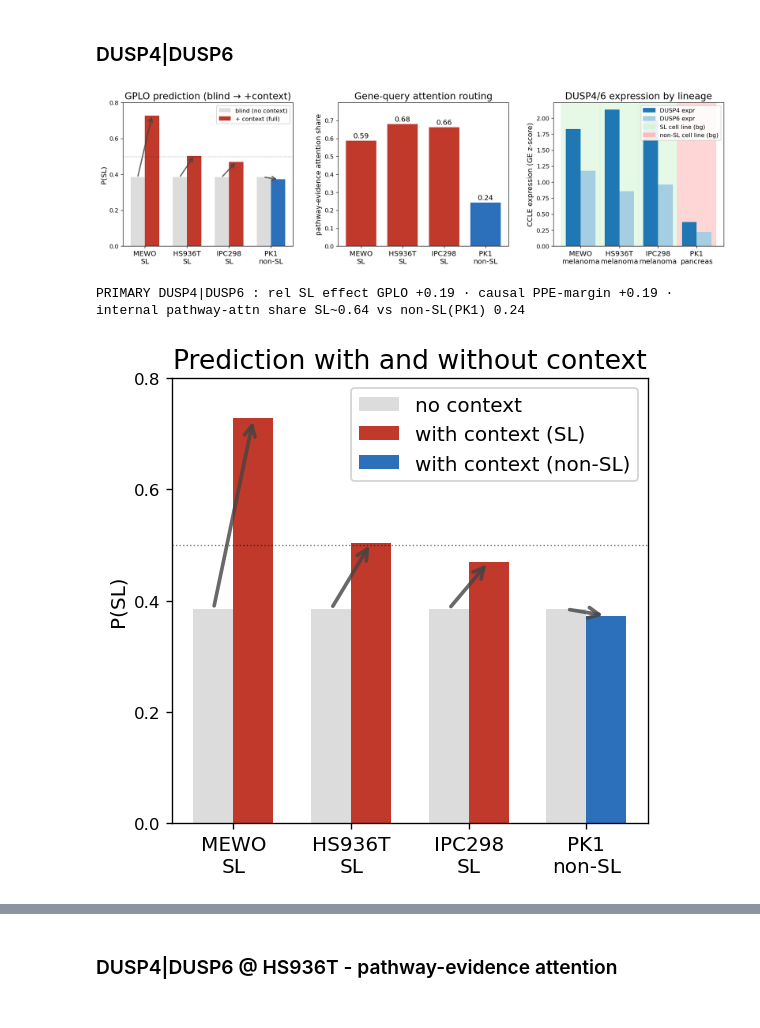
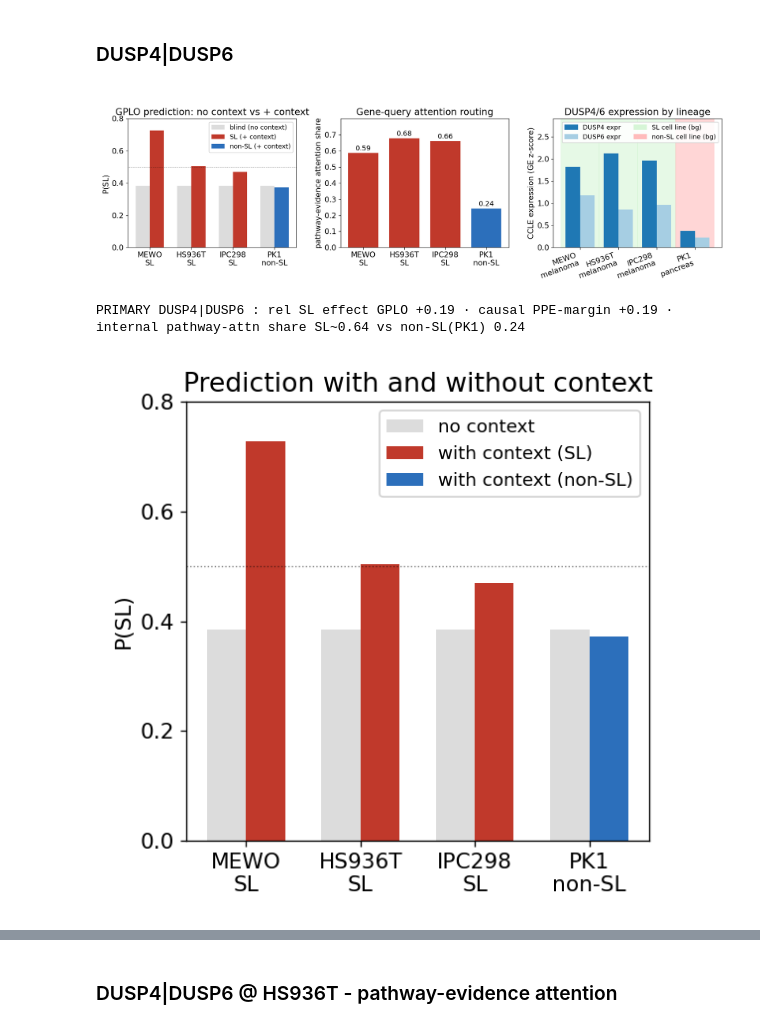
Before and after one commit to JieZheng-ShanghaiTech/PromptCASL, a Jupyter notebook: ana/6cl-mechanism_figs.ipynb, the cells around one changed output, grey strips where cells are left out. Cells and saved outputs as stored; diff of their text form; code cells hidden in the pictures.

```diff
--- a/ana/6cl-mechanism_figs.ipynb
+++ b/ana/6cl-mechanism_figs.ipynb
@@ -318,10 +318,15 @@ SLc, NSc = '#c0392b', '#2c6fbb'     # SL = red (uniform), non-SL = blue
 GREY = '#dcdcdc'                    # no-context blind bars
 
 # ============================ tunable knobs ============================
-# A - blind->context paired bars (grey blind, coloured full, diagonal shift arrow)
+# text sizes (pt) — the ONLY place fonts are set; all panels read from FS below
+FS = dict(title=16,        # subplot titles
+          label=13,        # axis labels (P(SL), attention share, expression)
+          tick=13,         # x tick labels (cell line + SL / non-SL)
+          ytick=13,        # y tick numbers (P(SL) / share / expression axes)
+          value=12,        # numbers on top of the bars
+          legend=11)       # legend text
+# A - no-context vs +context paired bars (grey = no context, coloured = +context, one pair per cell line)
 BAR_W_A      = 0.34                               # bar width within a cell-line group
-ARROW_LW_A   = 2.2                                # blind->context shift arrow line width
-ARROW_HEAD_A = 16                                 # arrow-head size (scales with the thicker line)
 # B — attention-routing bars: thinner bars, but the GAP between bars stays FIXED (x-step = width + gap)
 BAR_W_B = 0.55                                    # attention-routing bar width
 GAP_B   = 0.20                                    # gap between adjacent bars — held CONSTANT when BAR_W_B changes
@@ -348,53 +353,54 @@ def relgap(full): return np.mean([full.loc[c, 'prob'] for c in CELLS if LABEL[c]
 
 fig, (axA, axB, axD) = plt.subplots(1, 3, figsize=(15, 4.7)); x = np.arange(len(CELLS))
 
-# A. GPLO prediction: no-context blind -> +context (diagonal shift arrow blind bar -> full bar)
+# A. GPLO prediction: no-context blind vs +context
 axA.bar(x - BAR_W_A/2, [gb[c] for c in CELLS], BAR_W_A, color=GREY, label='blind (no context)')
 axA.bar(x + BAR_W_A/2, [gf.loc[c, 'prob'] for c in CELLS], BAR_W_A, color=[cbar(c) for c in CELLS], label='+ context (full)')
-for i, c in enumerate(CELLS):
-    axA.annotate('', xy=(i + BAR_W_A/2, gf.loc[c, 'prob']), xytext=(i - BAR_W_A/2, gb[c]),
-                 arrowprops=dict(arrowstyle='->', color='#444', lw=ARROW_LW_A, alpha=.8, mutation_scale=ARROW_HEAD_A))
 axA.axhline(.5, ls=':', c='k', lw=.8, alpha=.5)
-axA.set_xticks(x); axA.set_xticklabels([f"{c}\n{'SL' if LABEL[c] == 1 else 'non-SL'}" for c in CELLS], fontsize=12)
-axA.set_ylim(0, 0.8); axA.set_yticks(np.arange(0, 0.81, 0.2)); axA.set_ylabel('P(SL)', fontsize=12)
-bgap = np.mean([gb[c] for c in CELLS if LABEL[c] == 1]) - np.mean([gb[c] for c in CELLS if LABEL[c] == 0])
-axA.set_title(f"GPLO prediction (blind → +context)", fontsize=16)
+axA.set_xticks(x); axA.set_xticklabels([f"{c}\n{'SL' if LABEL[c] == 1 else 'non-SL'}" for c in CELLS], fontsize=FS['tick'])
+axA.set_ylim(0, 0.8); axA.set_yticks(np.arange(0, 0.81, 0.2)); axA.set_ylabel('P(SL)', fontsize=FS['label'])
+axA.set_title("GPLO prediction: no context vs + context", fontsize=FS['title'])
 _handles_A = [
     mpatches.Patch(facecolor=GREY, label='blind (no context)'),
     mpatches.Patch(facecolor=SLc,  label='SL (+ context)'),
     mpatches.Patch(facecolor=NSc,  label='non-SL (+ context)'),
 ]
-axA.legend(handles=_handles_A, fontsize=10, loc='upper right', framealpha=.9)
+axA.legend(handles=_handles_A, fontsize=FS['legend'], loc='upper right', framealpha=.9)
 
 # B. MODEL-INTERNAL: gene-query cross-attention routing (share on pathway-evidence tokens)
 #    x-step tracks (BAR_W_B + GAP_B) so thinning the bars does NOT change the gap between them.
 xB = np.arange(len(CELLS)) * (BAR_W_B + GAP_B)
 er = evid_ratio(PK); vals = [float(er.get(c, np.nan)) for c in CELLS]
 axB.bar(xB, vals, BAR_W_B, color=[cbar(c) for c in CELLS])
-for i, v in enumerate(vals): axB.text(xB[i], v + 0.015, f"{v:.2f}", ha='center', fontsize=12)
-axB.set_xticks(xB); axB.set_xticklabels([f"{c}\n{'SL' if LABEL[c] == 1 else 'non-SL'}" for c in CELLS], fontsize=12)
-axB.set_ylim(0, max(vals) + 0.12); axB.set_ylabel('pathway-evidence attention share', fontsize=12)
-axB.set_title("Gene-query attention routing", fontsize=16)
+for i, v in enumerate(vals): axB.text(xB[i], v + 0.015, f"{v:.2f}", ha='center', fontsize=FS['value'])
+axB.set_xticks(xB); axB.set_xticklabels([f"{c}\n{'SL' if LABEL[c] == 1 else 'non-SL'}" for c in CELLS], fontsize=FS['tick'])
+axB.set_ylim(0, max(vals) + 0.12); axB.set_ylabel('pathway-evidence attention share', fontsize=FS['label'])
+axB.set_title("Gene-query attention routing", fontsize=FS['title'])
 
 # D. Expression values (CCLE). Background tint = SL (green) / non-SL (light red).
 wD = 0.38
 for i, c in enumerate(CELLS): axD.axvspan(i - .5, i + .5, color=(SL_BG if LABEL[c] == 1 else NSL_BG), alpha=BG_ALPHA, zorder=0)
 axD.bar(x - wD/2, [expr('DUSP4', c) for c in CELLS], wD, color=C_DUSP4, label='DUSP4 expr', zorder=2)
 axD.bar(x + wD/2, [expr('DUSP6', c) for c in CELLS], wD, color=C_DUSP6, label='DUSP6 expr', zorder=2)
-axD.axhline(0, color='k', lw=.6, zorder=1); axD.set_xticks(x); axD.set_xticklabels([f"{c}\n{GENO[c]}" for c in CELLS], fontsize=12)
-axD.set_ylabel('CCLE expression (GE z-score)', fontsize=12)
-axD.set_title("DUSP4/6 expression by lineage", fontsize=16)
+axD.axhline(0, color='k', lw=.6, zorder=1); axD.set_xticks(x)
+axD.set_xticklabels([f"{c}\n{GENO[c]}" for c in CELLS], fontsize=FS['tick'], rotation=20, ha='right')
+axD.set_ylim(0, axD.get_ylim()[1] * 1.3)          # headroom so the legend does not cover bars
+axD.set_ylabel('CCLE expression (GE z-score)', fontsize=FS['label'])
+axD.set_title("DUSP4/6 expression by lineage", fontsize=FS['title'])
 axD.legend(handles=[mpatches.Patch(color=C_DUSP4, label='DUSP4 expr'), mpatches.Patch(color=C_DUSP6, label='DUSP6 expr'),
                     mpatches.Patch(color=SL_BG, label='SL cell line (bg)'), mpatches.Patch(color=NSL_BG, label='non-SL cell line (bg)')],
-          fontsize=10, loc='upper right', framealpha=.9)
+          fontsize=FS['legend'], loc='upper right', ncol=2, framealpha=.9)
+
+for a in (axA, axB, axD):
+    a.tick_params(axis='y', labelsize=FS['ytick'])
 
 plt.tight_layout(rect=[0, 0, 1, 0.93], w_pad=3.2)
 plt.savefig(os.path.join(BASE, 'ana/fig_dusp_case.png'), dpi=140, bbox_inches='tight'); plt.show()
 
 slr = np.nanmean([er.get(c, np.nan) for c in CELLS if LABEL[c] == 1])
 print(f"DUSP4|DUSP6 : relative SL effect (GPLO) {relgap(gf):+.2f} · PPE-swap margin {margin(PK):+.2f} · pathway-attn share SL~{slr:.2f} vs non-SL(PK1) {er.get('PK1', np.nan):.2f}")
 # %% [output]
-[figure, old version]
+[figure, new version]
 PRIMARY DUSP4|DUSP6 : rel SL effect GPLO +0.19 · causal PPE-margin +0.19 · internal pathway-attn share SL~0.64 vs non-SL(PK1) 0.24
 # %%
 # ============================ tunable knobs ============================
@@ -440,46 +451,28 @@ axA.bar(
     label='with context'
 )
 
-# blind -> context shift arrows
-for i, c in enumerate(CELLS):
-    axA.annotate(
-        '',
-        xy=(i + BAR_W_A/2, gf.loc[c, 'prob']),
-        xytext=(i - BAR_W_A/2, gb[c]),
-        arrowprops=dict(
-            arrowstyle='->',
-            color='#444',
-            lw=ARROW_LW_A,
-            alpha=.8,
-            mutation_scale=ARROW_HEAD_A
-        )
-    )
-
 axA.axhline(.5, ls=':', c='k', lw=.8, alpha=.5)
 
 axA.set_xticks(x)
 axA.set_xticklabels(
     [f"{c}\n{'SL' if LABEL[c] == 1 else 'non-SL'}" for c in CELLS],
-    fontsize=12
+    fontsize=FS['tick']
 )
 
 axA.set_ylim(0, 0.8)
 axA.set_yticks(np.arange(0, 0.81, 0.2))
-axA.set_ylabel('P(SL)', fontsize=12)
+axA.set_ylabel('P(SL)', fontsize=FS['label'])
 
-bgap = (
-    np.mean([gb[c] for c in CELLS if LABEL[c] == 1])
-    - np.mean([gb[c] for c in CELLS if LABEL[c] == 0])
-)
-
-axA.set_title("Prediction with and without context", fontsize=16)
+axA.set_title("Prediction with and without context", fontsize=FS['title'])
 import matplotlib.patches as mpatches
 _handles_A = [
     mpatches.Patch(facecolor=GREY, label='no context'),
     mpatches.Patch(facecolor=SLc,  label='with context (SL)'),
     mpatches.Patch(facecolor=NSc,  label='with context (non-SL)'),
 ]
-axA.legend(handles=_handles_A, fontsize=12, loc='upper right', framealpha=.9)
+axA.legend(handles=_handles_A, fontsize=FS['legend'], loc='upper right', framealpha=.9)
+
+axA.tick_params(axis='y', labelsize=FS['ytick'])
 
 plt.tight_layout()
 
@@ -490,7 +483,7 @@ plt.savefig(
 )
 plt.show()
 # %% [output]
-[figure, old version]
+[figure, new version]
 # %%
 # ================= Figure 2: routing + expression =================
 fig, (axB, axD) = plt.subplots(1, 2, figsize=(9.5, 4.7),dpi=300)
```
Also changed, not shown: parts of 4 cells of this notebook, 2 other files.
